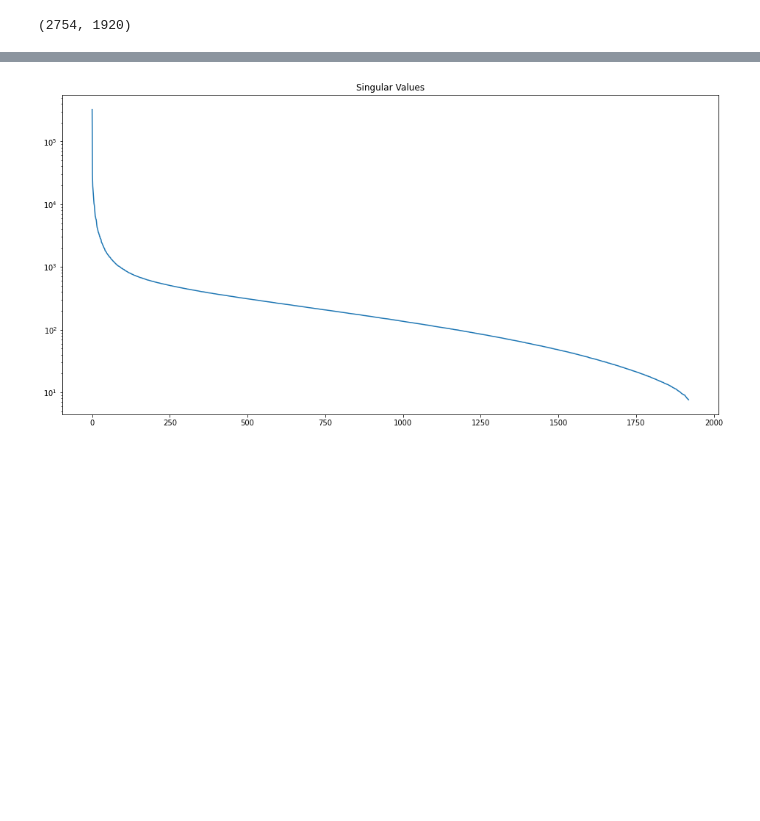
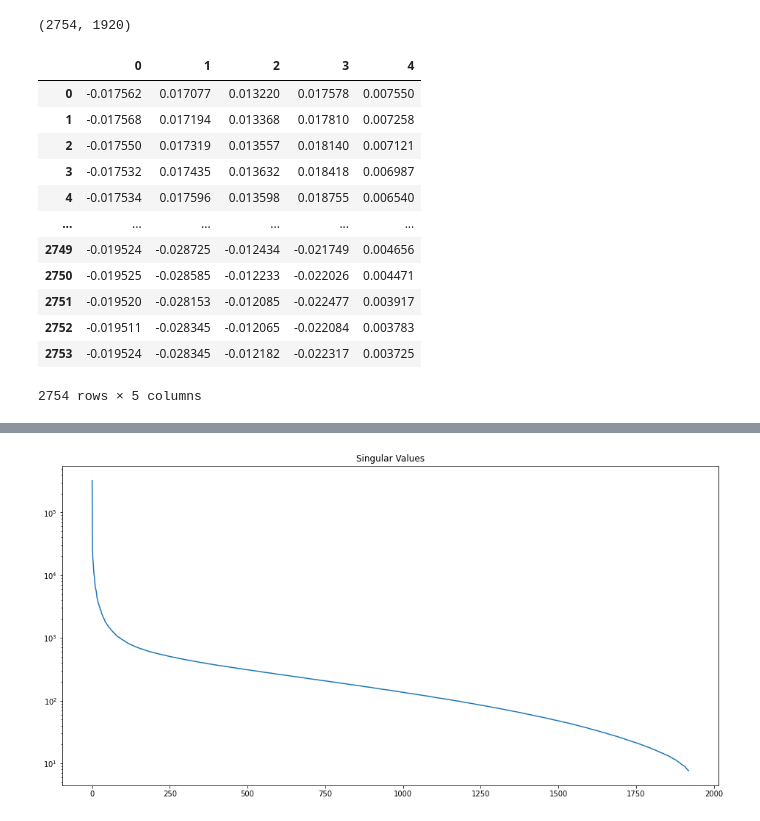
Before and after one commit to xqyn/deep-learning, a Jupyter notebook: ml/SVD_CH01_SEC02.ipynb, the cells around one changed output, grey strips where cells are left out. Saved outputs shown, nothing was run; the diff lists cells and outputs as text; code cells hidden in the pictures; blank space fills up the shorter version.

```diff
--- a/ml/SVD_CH01_SEC02.ipynb
+++ b/ml/SVD_CH01_SEC02.ipynb
@@ -103,3 +123,20 @@ pd.DataFrame(S)
 X.shape
 # %% [output]
 (2754, 1920)
+# %%
+r = 5
+pd.DataFrame(U[:,:r])
+# %% [output]
+|  | 0 | 1 | 2 | 3 | 4 |
+| 0 | -0.017562 | 0.017077 | 0.013220 | 0.017578 | 0.007550 |
+| 1 | -0.017568 | 0.017194 | 0.013368 | 0.017810 | 0.007258 |
+| 2 | -0.017550 | 0.017319 | 0.013557 | 0.018140 | 0.007121 |
+| 3 | -0.017532 | 0.017435 | 0.013632 | 0.018418 | 0.006987 |
+| 4 | -0.017534 | 0.017596 | 0.013598 | 0.018755 | 0.006540 |
+| ... | ... | ... | ... | ... | ... |
+| 2749 | -0.019524 | -0.028725 | -0.012434 | -0.021749 | 0.004656 |
+| 2750 | -0.019525 | -0.028585 | -0.012233 | -0.022026 | 0.004471 |
+| 2751 | -0.019520 | -0.028153 | -0.012085 | -0.022477 | 0.003917 |
+| 2752 | -0.019511 | -0.028345 | -0.012065 | -0.022084 | 0.003783 |
+| 2753 | -0.019524 | -0.028345 | -0.012182 | -0.022317 | 0.003725 |
+2754 rows × 5 columns
```
Also changed, not shown: parts of 10 cells of this notebook.
